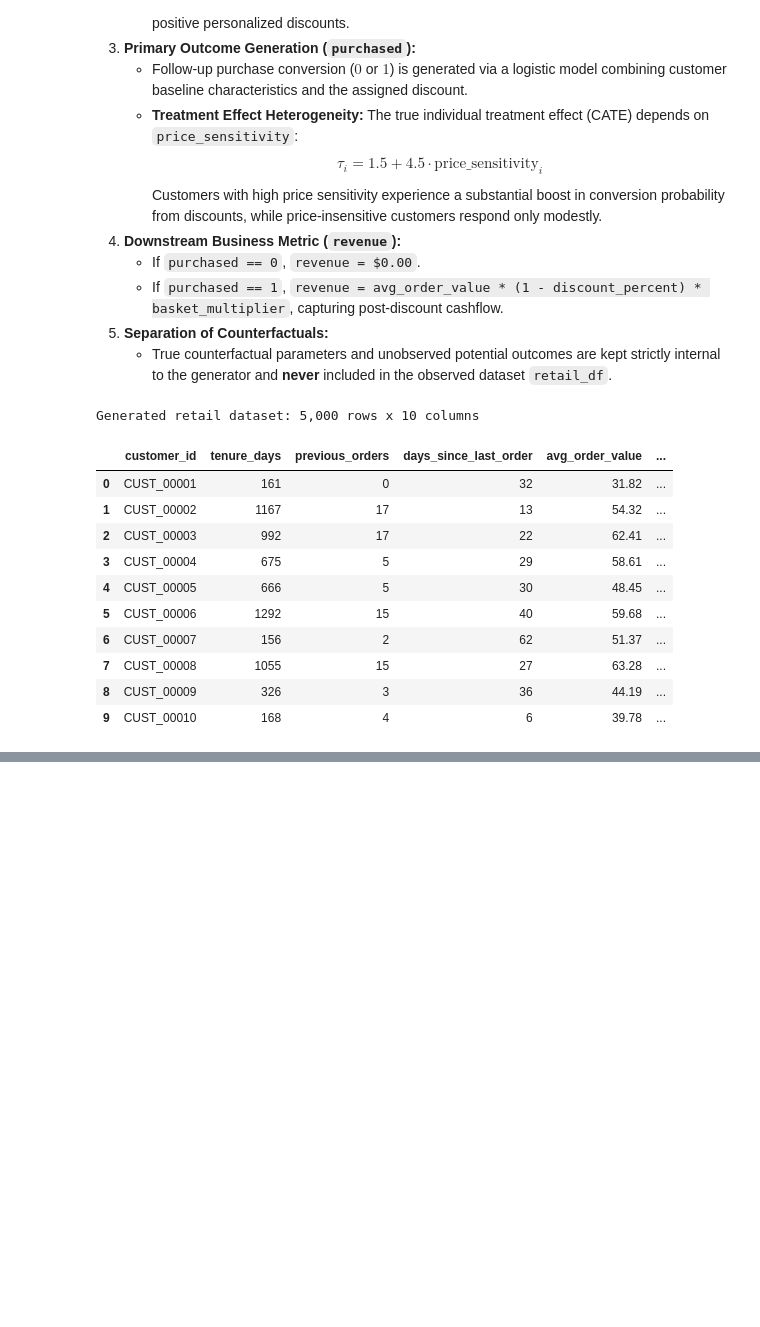
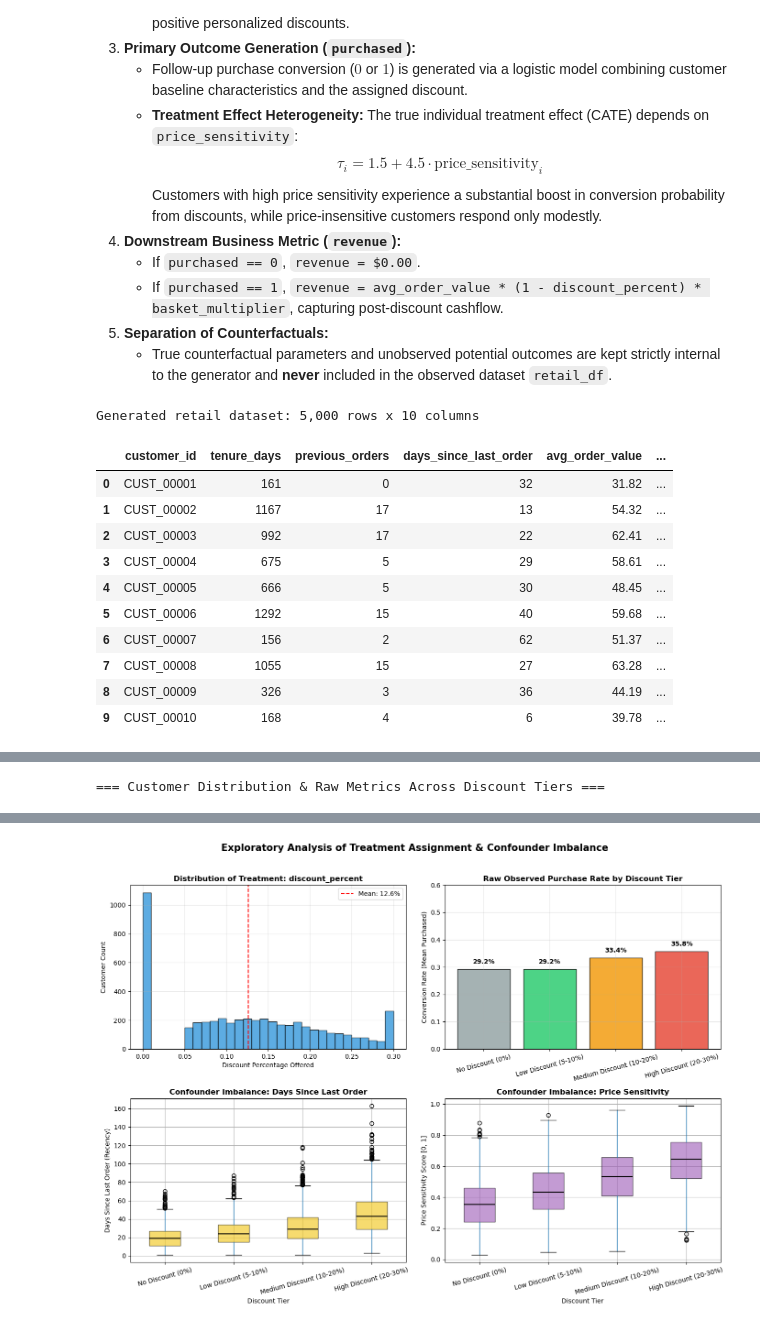
Before and after one commit to rishitlad09/EconoCausal, a Jupyter notebook: notebooks/01_causal_dag_dowhy.ipynb, the cells around one changed output, grey strips where cells are left out. Saved outputs shown, nothing was run; the diff lists cells and outputs as text; code cells hidden in the pictures; blank space fills up the shorter version.

Commit message:
Performed EDA on the generated dataset => Exploratory Analysis of Treatment Assignment & Confounder Imbalance

```diff
--- a/notebooks/01_causal_dag_dowhy.ipynb
+++ b/notebooks/01_causal_dag_dowhy.ipynb
@@ -305,0 +309,70 @@ display(retail_df.describe().T)
+# %%
+# Step 6.1: Discretize discounts into interpretable marketing tiers for exploration
+bins = [-0.001, 0.001, 0.10, 0.20, 0.301]
+tier_labels = ["No Discount (0%)", "Low Discount (5-10%)", "Medium Discount (10-20%)", "High Discount (20-30%)"]
+retail_df["discount_tier"] = pd.cut(retail_df["discount_percent"], bins=bins, labels=tier_labels)
+
+# Step 6.2: Compute summary table by discount tier
+tier_summary = retail_df.groupby("discount_tier", observed=False).agg(
+    customers=("customer_id", "count"),
+    pct_of_total=("customer_id", lambda x: len(x) / len(retail_df) * 100),
+    avg_discount=("discount_percent", "mean"),
+    purchase_rate=("purchased", "mean"),
+    avg_revenue_per_cust=("revenue", "mean"),
+    avg_recency_days=("days_since_last_order", "mean"),
+    avg_price_sensitivity=("price_sensitivity", "mean"),
+    avg_email_engagement=("prior_email_engagement", "mean"),
+).reset_index()
+
+print("=== Customer Distribution & Raw Metrics Across Discount Tiers ===")
+display(tier_summary)
+
+# Step 6.3: Visualizing the Treatment and Outcome Distributions
+fig, axes = plt.subplots(2, 2, figsize=(14, 10))
+
+# Subplot 1: Distribution of continuous discount_percent
+axes[0, 0].hist(retail_df["discount_percent"], bins=30, color="#3498db", edgecolor="black", alpha=0.8)
+axes[0, 0].axvline(retail_df["discount_percent"].mean(), color="red", linestyle="--", label=f"Mean: {retail_df['discount_percent'].mean():.1%}")
+axes[0, 0].set_title("Distribution of Treatment: discount_percent", fontsize=12, fontweight="bold")
+axes[0, 0].set_xlabel("Discount Percentage Offered")
+axes[0, 0].set_ylabel("Customer Count")
+axes[0, 0].legend()
+
+# Subplot 2: Raw Observed Purchase Rate by Tier
+axes[0, 0].grid(True, alpha=0.3)
+bar_colors = ["#95a5a6", "#2ecc71", "#f39c12", "#e74c3c"]
+bars = axes[0, 1].bar(tier_summary["discount_tier"], tier_summary["purchase_rate"], color=bar_colors, edgecolor="black", alpha=0.85)
+axes[0, 1].set_title("Raw Observed Purchase Rate by Discount Tier", fontsize=12, fontweight="bold")
+axes[0, 1].set_ylabel("Conversion Rate (Mean Purchased)")
+axes[0, 1].set_ylim(0, 0.6)
+axes[0, 1].grid(True, alpha=0.3)
+for bar in bars:
+    yval = bar.get_height()
+    axes[0, 1].text(bar.get_x() + bar.get_width()/2.0, yval + 0.015, f"{yval:.1%}", ha="center", va="bottom", fontweight="bold")
+axes[0, 1].tick_params(axis='x', rotation=15)
+
+# Subplot 3: Confounding in Action - Days Since Last Order by Tier
+retail_df.boxplot(column="days_since_last_order", by="discount_tier", ax=axes[1, 0], patch_artist=True,
+                  boxprops=dict(facecolor="#f1c40f", alpha=0.6), medianprops=dict(color="black", linewidth=1.5))
+axes[1, 0].set_title("Confounder Imbalance: Days Since Last Order", fontsize=12, fontweight="bold")
+axes[1, 0].set_xlabel("Discount Tier")
+axes[1, 0].set_ylabel("Days Since Last Order (Recency)")
+axes[1, 0].tick_params(axis='x', rotation=15)
+
+# Subplot 4: Confounder Imbalance - Price Sensitivity by Tier
+retail_df.boxplot(column="price_sensitivity", by="discount_tier", ax=axes[1, 1], patch_artist=True,
+                  boxprops=dict(facecolor="#9b59b6", alpha=0.6), medianprops=dict(color="black", linewidth=1.5))
+axes[1, 1].set_title("Confounder Imbalance: Price Sensitivity", fontsize=12, fontweight="bold")
+axes[1, 1].set_xlabel("Discount Tier")
+axes[1, 1].set_ylabel("Price Sensitivity Score [0, 1]")
+axes[1, 1].tick_params(axis='x', rotation=15)
+
+fig.suptitle("Exploratory Analysis of Treatment Assignment & Confounder Imbalance", fontsize=15, fontweight="bold", y=1.02)
+plt.tight_layout()
+plt.show()
+
+
+# Drop temporary exploration column
+retail_df.drop(columns=["discount_tier"], inplace=True)
+# %% [output]
+=== Customer Distribution & Raw Metrics Across Discount Tiers ===
@@ -305,0 +384 @@ display(retail_df.describe().T)
+[figure, added]
```
Also changed, not shown: parts of 4 cells of this notebook.
